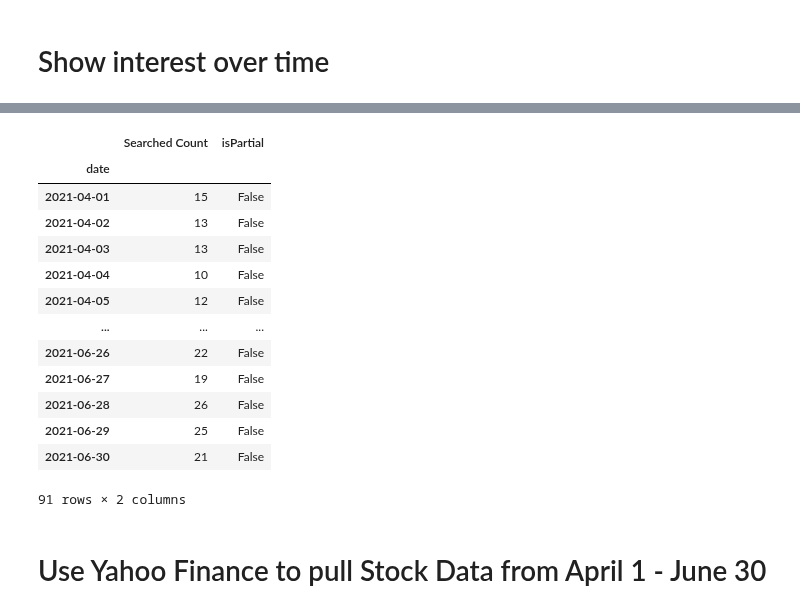
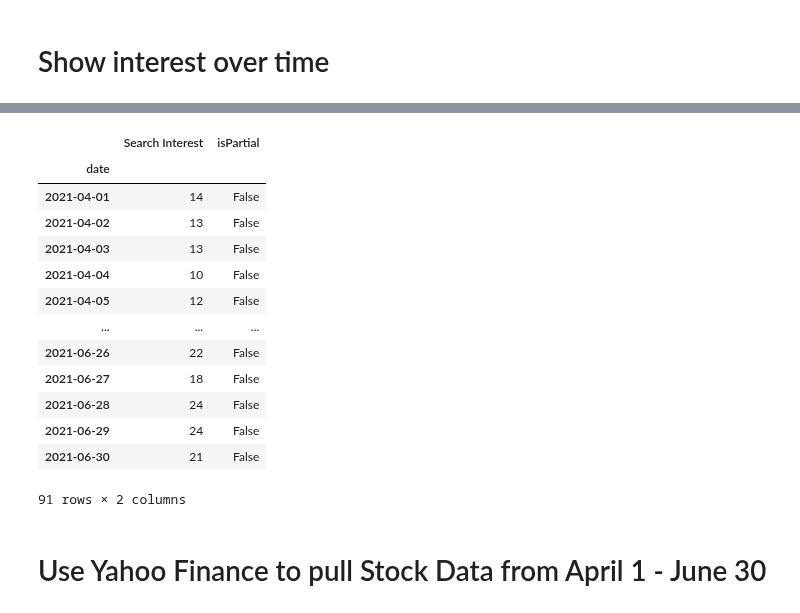
Before and after one commit to atlas125gev/StockProject, a Jupyter notebook: sonnack/Homework6.ssonnack.ipynb, the cells around one changed output, grey strips where cells are left out. Saved outputs shown, nothing was run; the diff lists cells and outputs as text; code cells hidden in the pictures.

```diff
--- a/sonnack/Homework6.ssonnack.ipynb
+++ b/sonnack/Homework6.ssonnack.ipynb
@@ -65,21 +68,21 @@ amcSearchResults
 | 2021-06-30 | 21 | False |
 91 rows × 2 columns
 # %%
-amcSearchResults = amcSearchResults.rename(columns={'AMC': 'Searched Count'})
+amcSearchResults = amcSearchResults.rename(columns={'AMC': 'Search Interest'})
 amcSearchResults
 # %% [output]
-|  | Searched Count | isPartial |
+|  | Search Interest | isPartial |
 | date |  |  |
-| 2021-04-01 | 15 | False |
+| 2021-04-01 | 14 | False |
 | 2021-04-02 | 13 | False |
 | 2021-04-03 | 13 | False |
 | 2021-04-04 | 10 | False |
 | 2021-04-05 | 12 | False |
 | ... | ... | ... |
 | 2021-06-26 | 22 | False |
-| 2021-06-27 | 19 | False |
-| 2021-06-28 | 26 | False |
-| 2021-06-29 | 25 | False |
+| 2021-06-27 | 18 | False |
+| 2021-06-28 | 24 | False |
+| 2021-06-29 | 24 | False |
 | 2021-06-30 | 21 | False |
 91 rows × 2 columns
 # %% [markdown]
```
Also changed, not shown: parts of 22 cells of this notebook.
